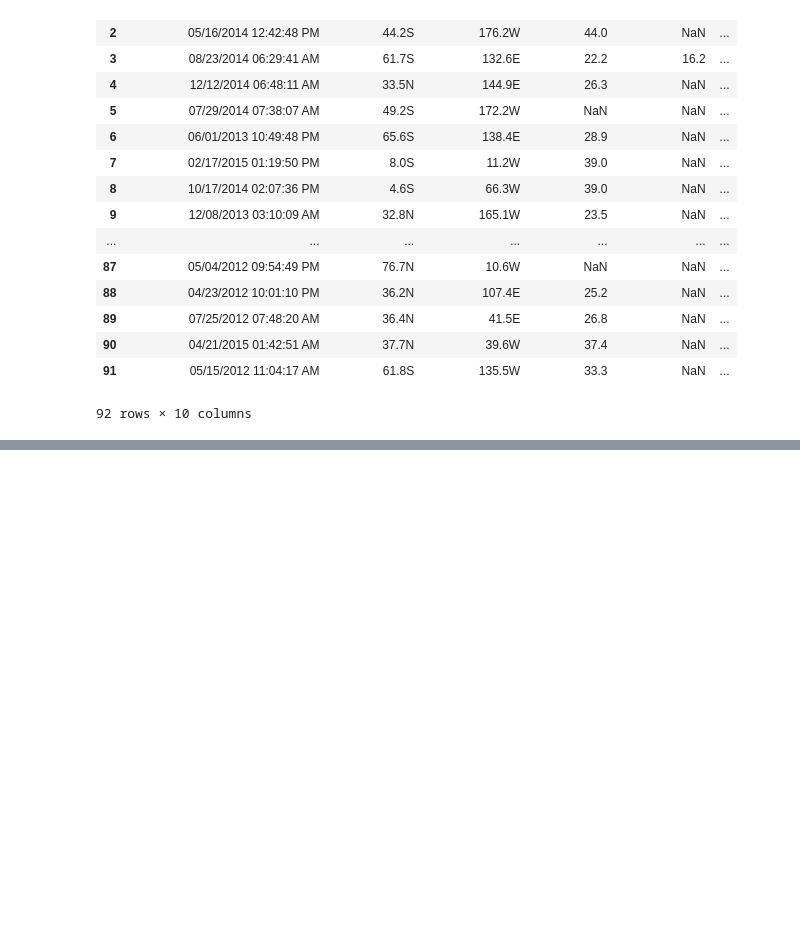
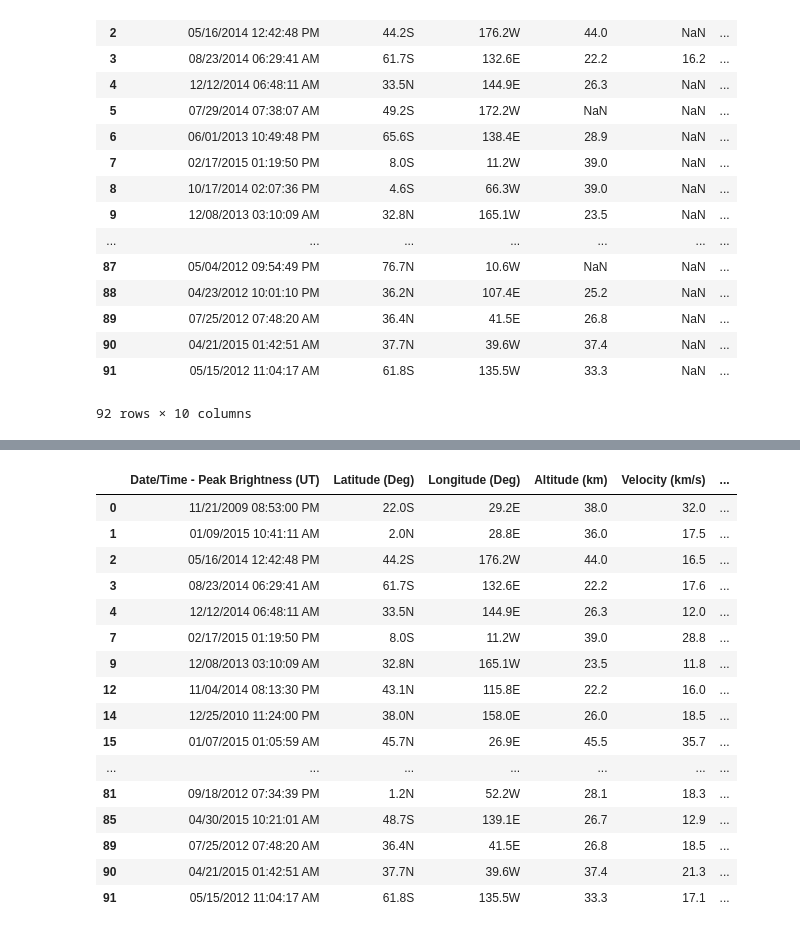
Before and after one commit to victorusacgt/Chasers-of-the-Lost-Data, a Jupyter notebook: Proyecto Chasers of the Lost Data.ipynb, the cells around one changed output, grey strips where cells are left out. Drawn from its saved outputs; the diff is of its cells as text; code cells hidden in the pictures; blank space fills up the shorter version.

```diff
--- a/Proyecto Chasers of the Lost Data.ipynb
+++ b/Proyecto Chasers of the Lost Data.ipynb
@@ -48,0 +159,4 @@ df_1 #Fireball_And_Bolide_Reports
+# %%
+v = round(np.sqrt(np.power(df_1["Velocity Components (km/s): vx"],2) + np.power(df_1["Velocity Components (km/s): vy"],2) +
+            np.power(df_1["Velocity Components (km/s): vz"],2)),1)
+print(v)
@@ -48,0 +188,3 @@ df_1 #Fireball_And_Bolide_Reports
+# %%
+df_1["Velocity (km/s)"] = v
+print(df_1)
@@ -48,0 +209,5 @@ df_1 #Fireball_And_Bolide_Reports
+# %%
+df_1_ss = df_1.dropna(subset = ["Velocity (km/s)","Velocity Components (km/s): vx",
+                               "Velocity Components (km/s): vy","Velocity Components (km/s): vz"],how = "all")
+print(np.sum(df_1_ss.isnull()))
+print("dimensiones sin nulls =", df_1_ss.shape)
@@ -48,0 +227,20 @@ df_1 #Fireball_And_Bolide_Reports
+# %%
+df_1_ss
+# %% [output]
+|  | Date/Time - Peak Brightness (UT) | Latitude (Deg) | Longitude (Deg) | Altitude (km) | Velocity (km/s) | ... |
+| 0 | 11/21/2009 08:53:00 PM | 22.0S | 29.2E | 38.0 | 32.0 | ... |
+| 1 | 01/09/2015 10:41:11 AM | 2.0N | 28.8E | 36.0 | 17.5 | ... |
+| 2 | 05/16/2014 12:42:48 PM | 44.2S | 176.2W | 44.0 | 16.5 | ... |
+| 3 | 08/23/2014 06:29:41 AM | 61.7S | 132.6E | 22.2 | 17.6 | ... |
+| 4 | 12/12/2014 06:48:11 AM | 33.5N | 144.9E | 26.3 | 12.0 | ... |
+| 7 | 02/17/2015 01:19:50 PM | 8.0S | 11.2W | 39.0 | 28.8 | ... |
+| 9 | 12/08/2013 03:10:09 AM | 32.8N | 165.1W | 23.5 | 11.8 | ... |
+| 12 | 11/04/2014 08:13:30 PM | 43.1N | 115.8E | 22.2 | 16.0 | ... |
+| 14 | 12/25/2010 11:24:00 PM | 38.0N | 158.0E | 26.0 | 18.5 | ... |
+| 15 | 01/07/2015 01:05:59 AM | 45.7N | 26.9E | 45.5 | 35.7 | ... |
+| ... | ... | ... | ... | ... | ... | ... |
+| 81 | 09/18/2012 07:34:39 PM | 1.2N | 52.2W | 28.1 | 18.3 | ... |
+| 85 | 04/30/2015 10:21:01 AM | 48.7S | 139.1E | 26.7 | 12.9 | ... |
+| 89 | 07/25/2012 07:48:20 AM | 36.4N | 41.5E | 26.8 | 18.5 | ... |
+| 90 | 04/21/2015 01:42:51 AM | 37.7N | 39.6W | 37.4 | 21.3 | ... |
+| 91 | 05/15/2012 11:04:17 AM | 61.8S | 135.5W | 33.3 | 17.1 | ... |
```
Also changed, not shown: parts of 26 cells of this notebook.
